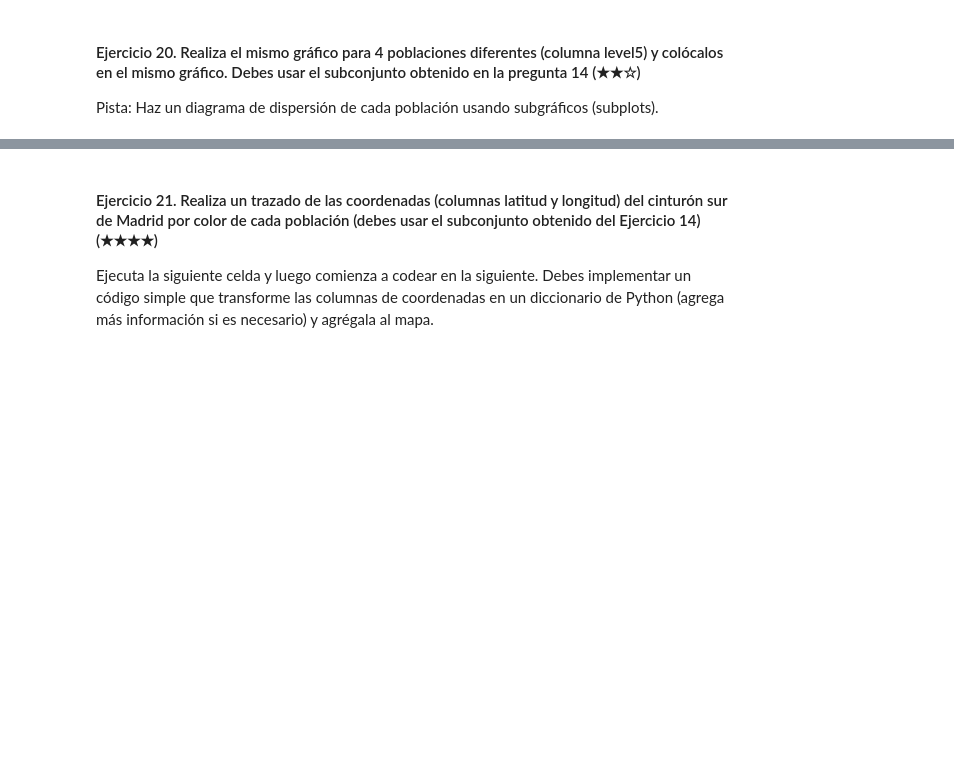
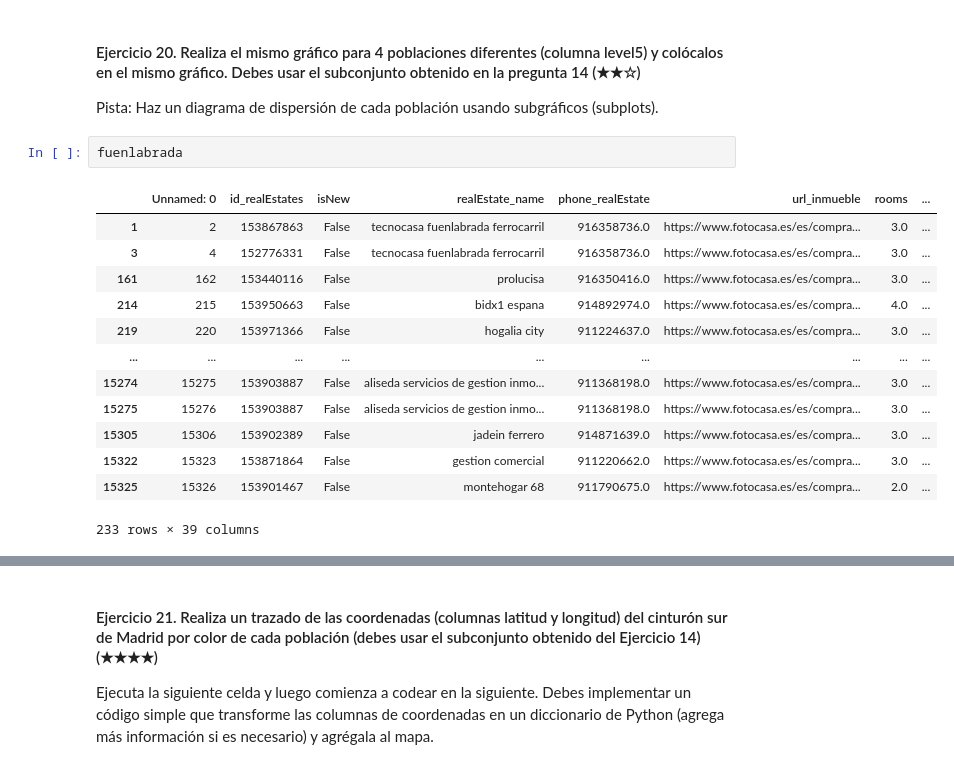
Before and after one commit to IrVallejo/realestate-datacleanup-exercise, a Jupyter notebook: project.es.ipynb, the cells around one changed output, grey strips where cells are left out. Saved outputs shown, nothing was run; the diff lists cells and outputs as text; blank space fills up the shorter version.

```diff
--- a/project.es.ipynb
+++ b/project.es.ipynb
@@ -421,5 +419,21 @@ See the caveats in the documentation: https://pandas.pydata.org/pandas-docs/stab
 # %% [markdown]
 #### Ejercicio 20. Realiza el mismo gráfico para 4 poblaciones diferentes (columna level5) y colócalos en el mismo gráfico. Debes usar el subconjunto obtenido en la pregunta 14 (★★☆)
 Pista: Haz un diagrama de dispersión de cada población usando subgráficos (subplots).
+# %%
+fuenlabrada
+# %% [output]
+|  | Unnamed: 0 | id_realEstates | isNew | realEstate_name | phone_realEstate | url_inmueble | rooms | ... |
+| 1 | 2 | 153867863 | False | tecnocasa fuenlabrada ferrocarril | 916358736.0 | https://www.fotocasa.es/es/compra... | 3.0 | ... |
+| 3 | 4 | 152776331 | False | tecnocasa fuenlabrada ferrocarril | 916358736.0 | https://www.fotocasa.es/es/compra... | 3.0 | ... |
+| 161 | 162 | 153440116 | False | prolucisa | 916350416.0 | https://www.fotocasa.es/es/compra... | 3.0 | ... |
+| 214 | 215 | 153950663 | False | bidx1 espana | 914892974.0 | https://www.fotocasa.es/es/compra... | 4.0 | ... |
+| 219 | 220 | 153971366 | False | hogalia city | 911224637.0 | https://www.fotocasa.es/es/compra... | 3.0 | ... |
+| ... | ... | ... | ... | ... | ... | ... | ... | ... |
+| 15274 | 15275 | 153903887 | False | aliseda servicios de gestion inmo... | 911368198.0 | https://www.fotocasa.es/es/compra... | 3.0 | ... |
+| 15275 | 15276 | 153903887 | False | aliseda servicios de gestion inmo... | 911368198.0 | https://www.fotocasa.es/es/compra... | 3.0 | ... |
+| 15305 | 15306 | 153902389 | False | jadein ferrero | 914871639.0 | https://www.fotocasa.es/es/compra... | 3.0 | ... |
+| 15322 | 15323 | 153871864 | False | gestion comercial | 911220662.0 | https://www.fotocasa.es/es/compra... | 3.0 | ... |
+| 15325 | 15326 | 153901467 | False | montehogar 68 | 911790675.0 | https://www.fotocasa.es/es/compra... | 2.0 | ... |
+233 rows × 39 columns
 # %%
 # TODO
```
Also changed, not shown: parts of 3 cells of this notebook.
